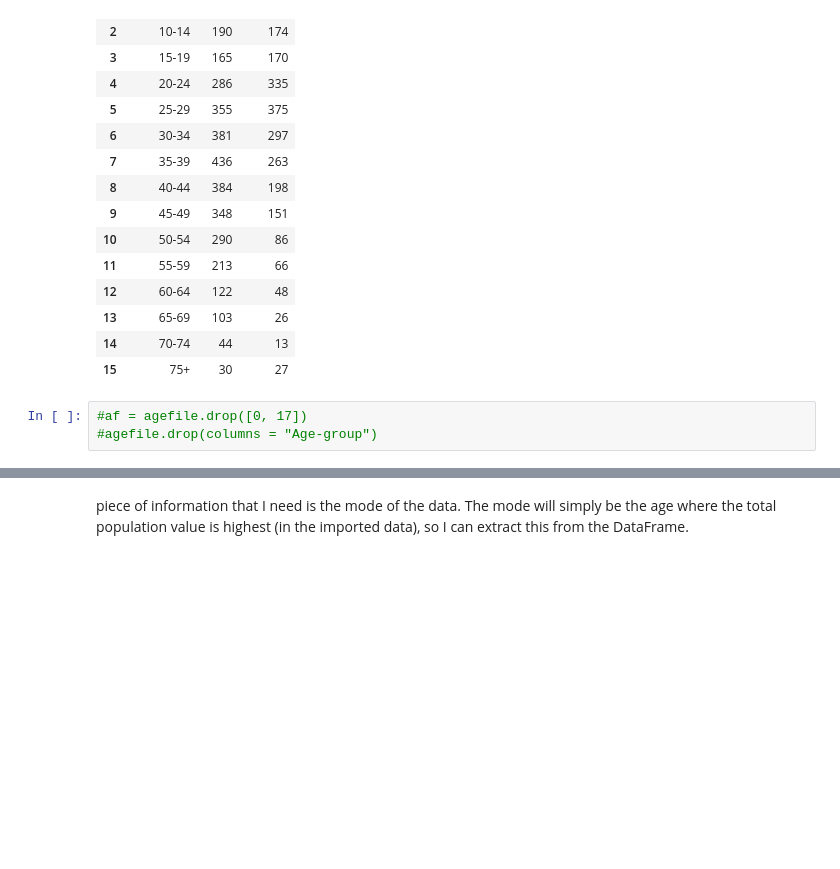
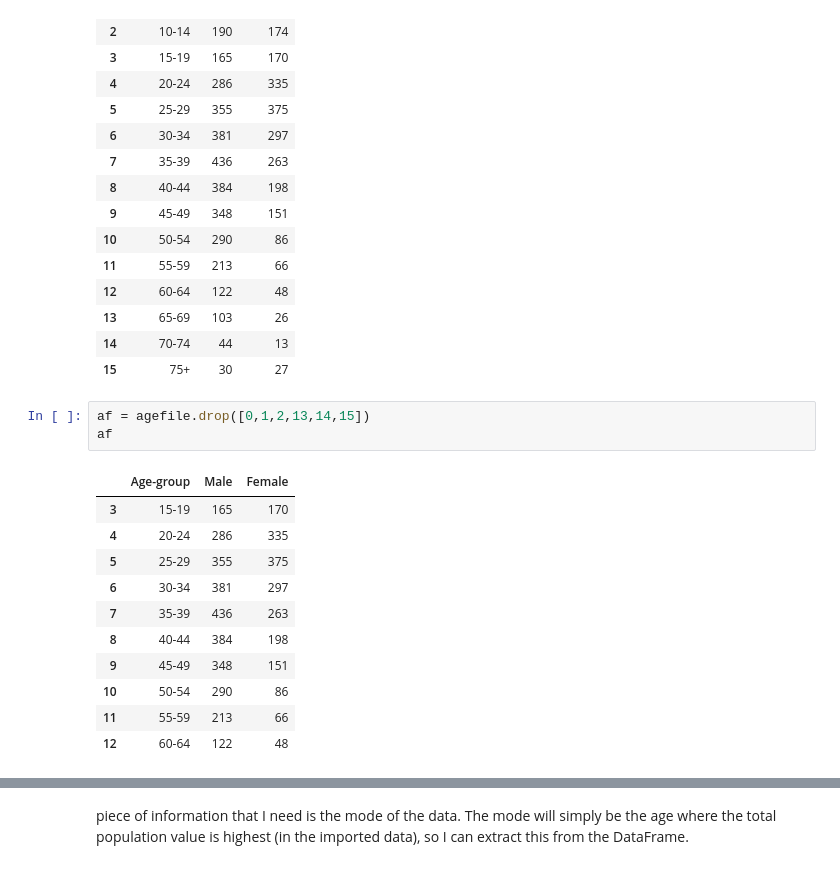
Before and after one commit to dconn20/Prog.D.A---Project, a Jupyter notebook: Prog.D.A - Project.ipynb, the cells around one changed output, grey strips where cells are left out. Cells and saved outputs as stored; diff of their text form; blank space fills up the shorter version.

```diff
--- a/Prog.D.A - Project.ipynb
+++ b/Prog.D.A - Project.ipynb
@@ -130,7 +130,19 @@ agefile
 | 13 | 65-69 | 103 | 26 |
 | 14 | 70-74 | 44 | 13 |
 | 15 | 75+ | 30 | 27 |
-# %%
-#af = agefile.drop([0, 17])
-#agefile.drop(columns = "Age-group")
+# %%
+af = agefile.drop([0,1,2,13,14,15])
+af
+# %% [output]
+|  | Age-group | Male | Female |
+| 3 | 15-19 | 165 | 170 |
+| 4 | 20-24 | 286 | 335 |
+| 5 | 25-29 | 355 | 375 |
+| 6 | 30-34 | 381 | 297 |
+| 7 | 35-39 | 436 | 263 |
+| 8 | 40-44 | 384 | 198 |
+| 9 | 45-49 | 348 | 151 |
+| 10 | 50-54 | 290 | 86 |
+| 11 | 55-59 | 213 | 66 |
+| 12 | 60-64 | 122 | 48 |
 # %%
```
Also changed, not shown: parts of 1 cell of this notebook.
